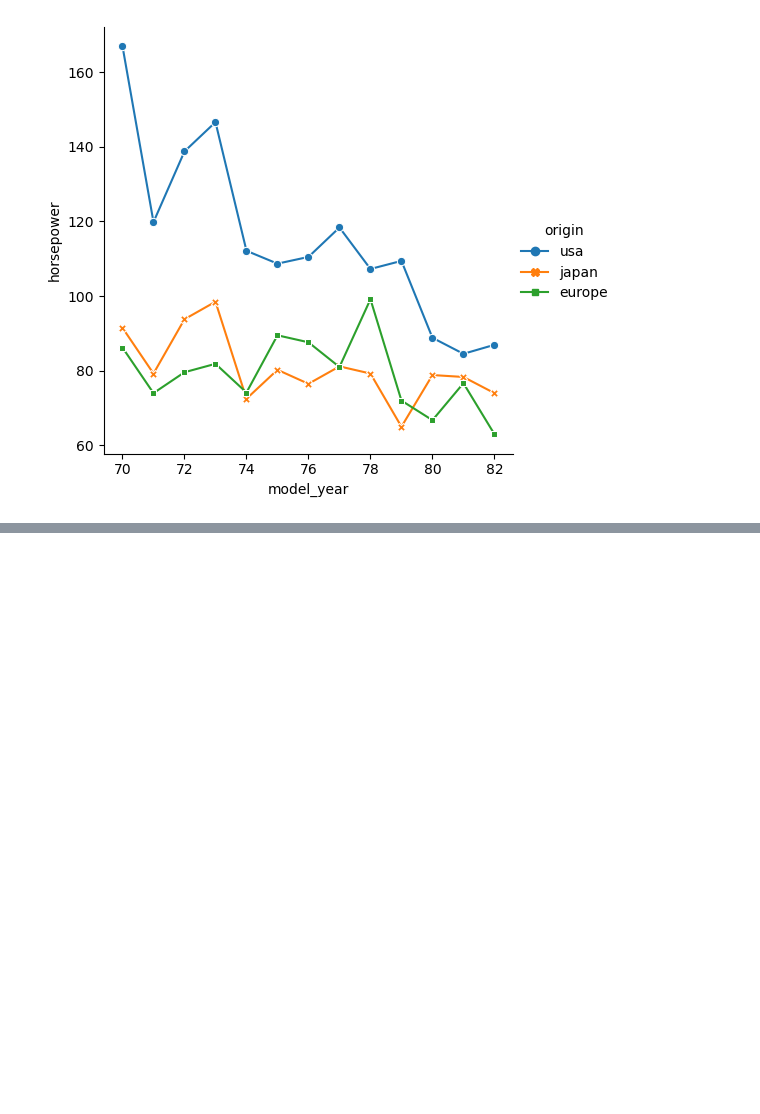
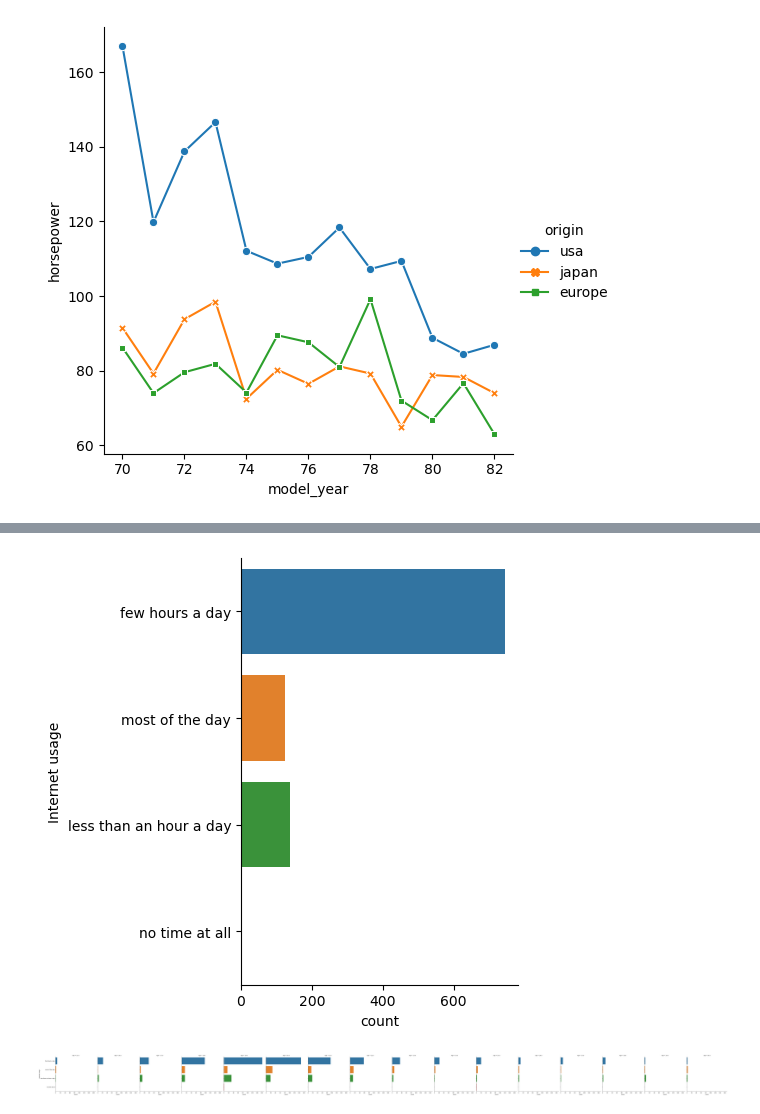
Before and after one commit to ItsKowshik/Machine_Learning_Materials, a Jupyter notebook: Seaborn/Intro to Seaborn.ipynb, the cells around one changed output, grey strips where cells are left out. Saved outputs shown, nothing was run; the diff lists cells and outputs as text; code cells hidden in the pictures; blank space fills up the shorter version.

```diff
--- a/Seaborn/Intro to Seaborn.ipynb
+++ b/Seaborn/Intro to Seaborn.ipynb
@@ -252,0 +284,18 @@ The `ci` parameter is deprecated. Use `errorbar=None` for the same effect.
+# %%
+# Separate into column subplots based on age category
+sns.catplot(y="Internet usage", data=survey_data,
+            kind="count")
+
+# Show plot
+plt.show()
+# %% [output]
+[figure, added]
+# %%
+# Separate into column subplots based on age category
+sns.catplot(y="Internet usage", data=survey_data,
+            kind="count", col="Age")
+
+# Show plot
+plt.show()
+# %% [output]
+[figure, added]
```
Also changed, not shown: parts of 20 cells of this notebook.
